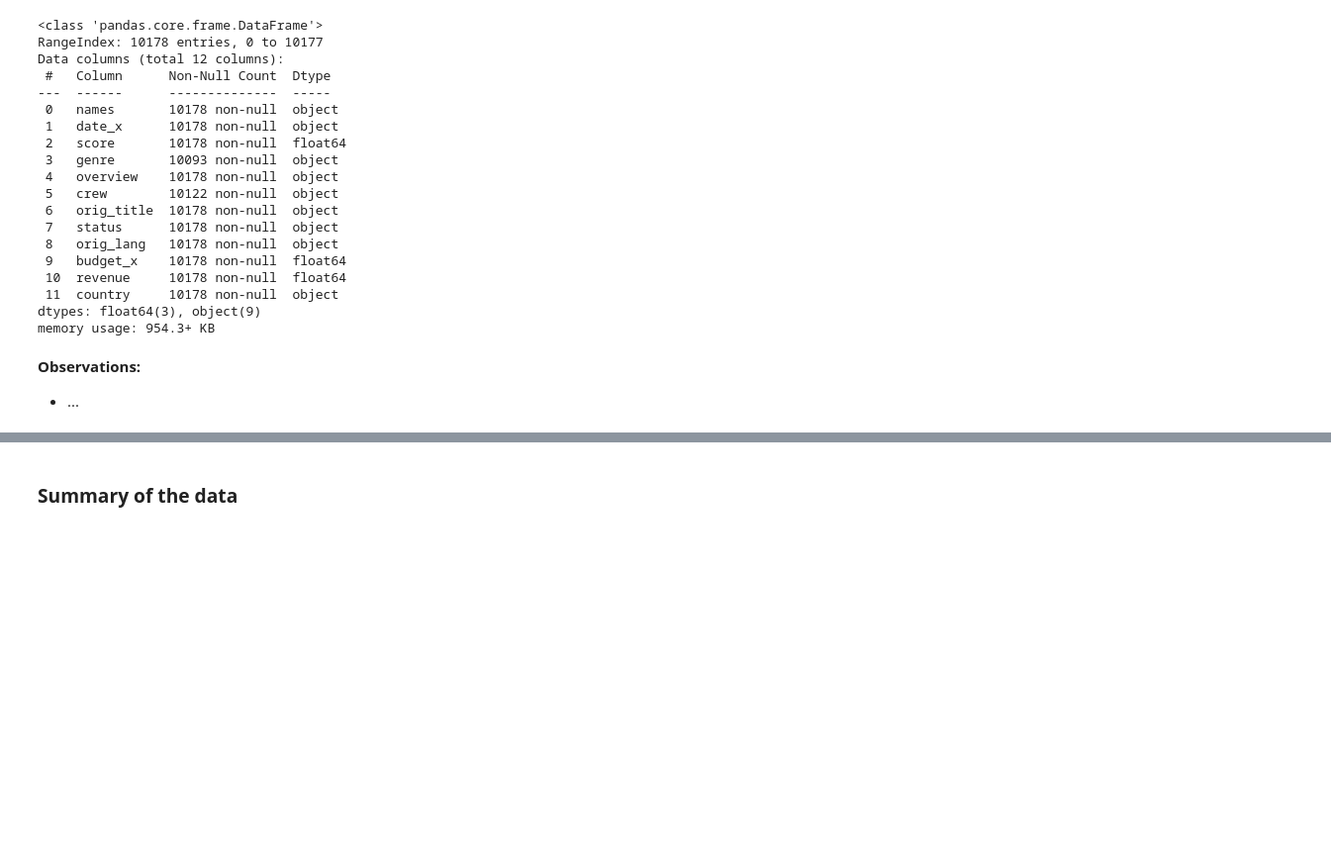
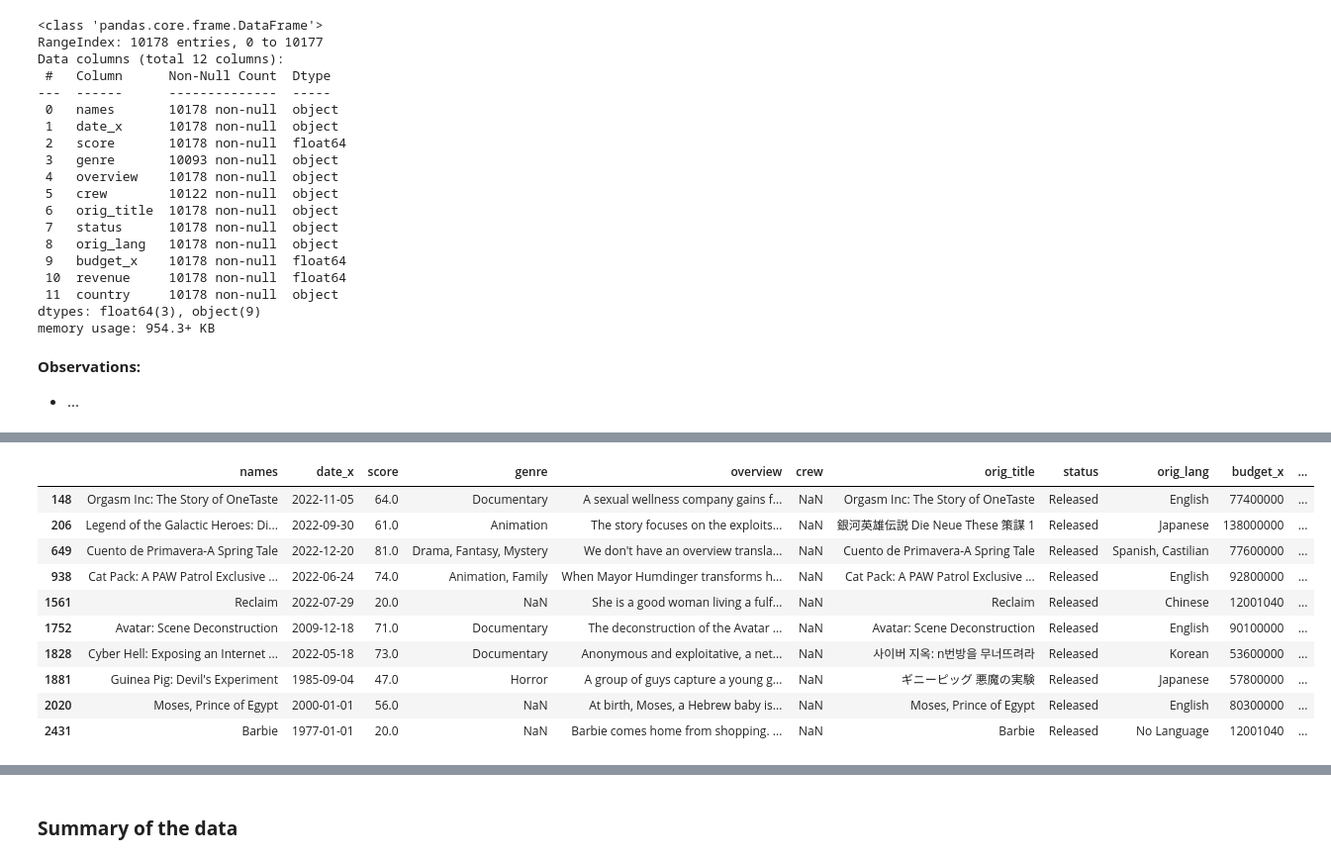
Before and after one commit to oigwe-frx/movie-database-analysis, a Jupyter notebook: Movie_Analysis.ipynb, the cells around one changed output, grey strips where cells are left out. Shown at 99% size. Saved outputs shown, nothing was run; the diff lists cells and outputs as text; code cells hidden in the pictures; blank space fills up the shorter version.

```diff
--- a/Movie_Analysis.ipynb
+++ b/Movie_Analysis.ipynb
@@ -199,0 +257,15 @@ memory usage: 954.3+ KB
+# %%
+# Display sample rows with null values for crew
+df[df['crew'].isnull()].head(10)
+# %% [output]
+|  | names | date_x | score | genre | overview | crew | orig_title | status | orig_lang | budget_x | ... |
+| 148 | Orgasm Inc: The Story of OneTaste | 2022-11-05 | 64.0 | Documentary | A sexual wellness company gains f... | NaN | Orgasm Inc: The Story of OneTaste | Released | English | 77400000 | ... |
+| 206 | Legend of the Galactic Heroes: Di... | 2022-09-30 | 61.0 | Animation | The story focuses on the exploits... | NaN | 銀河英雄伝説 Die Neue These 策謀 1 | Released | Japanese | 138000000 | ... |
+| 649 | Cuento de Primavera-A Spring Tale | 2022-12-20 | 81.0 | Drama, Fantasy, Mystery | We don't have an overview transla... | NaN | Cuento de Primavera-A Spring Tale | Released | Spanish, Castilian | 77600000 | ... |
+| 938 | Cat Pack: A PAW Patrol Exclusive ... | 2022-06-24 | 74.0 | Animation, Family | When Mayor Humdinger transforms h... | NaN | Cat Pack: A PAW Patrol Exclusive ... | Released | English | 92800000 | ... |
+| 1561 | Reclaim | 2022-07-29 | 20.0 | NaN | She is a good woman living a fulf... | NaN | Reclaim | Released | Chinese | 12001040 | ... |
+| 1752 | Avatar: Scene Deconstruction | 2009-12-18 | 71.0 | Documentary | The deconstruction of the Avatar ... | NaN | Avatar: Scene Deconstruction | Released | English | 90100000 | ... |
+| 1828 | Cyber Hell: Exposing an Internet ... | 2022-05-18 | 73.0 | Documentary | Anonymous and exploitative, a net... | NaN | 사이버 지옥: n번방을 무너뜨려라 | Released | Korean | 53600000 | ... |
+| 1881 | Guinea Pig: Devil's Experiment | 1985-09-04 | 47.0 | Horror | A group of guys capture a young g... | NaN | ギニーピッグ 悪魔の実験 | Released | Japanese | 57800000 | ... |
+| 2020 | Moses, Prince of Egypt | 2000-01-01 | 56.0 | NaN | At birth, Moses, a Hebrew baby is... | NaN | Moses, Prince of Egypt | Released | English | 80300000 | ... |
+| 2431 | Barbie | 1977-01-01 | 20.0 | NaN | Barbie comes home from shopping. ... | NaN | Barbie | Released | No Language | 12001040 | ... |
```
Also changed, not shown: parts of 9 cells of this notebook, 1 other file.
